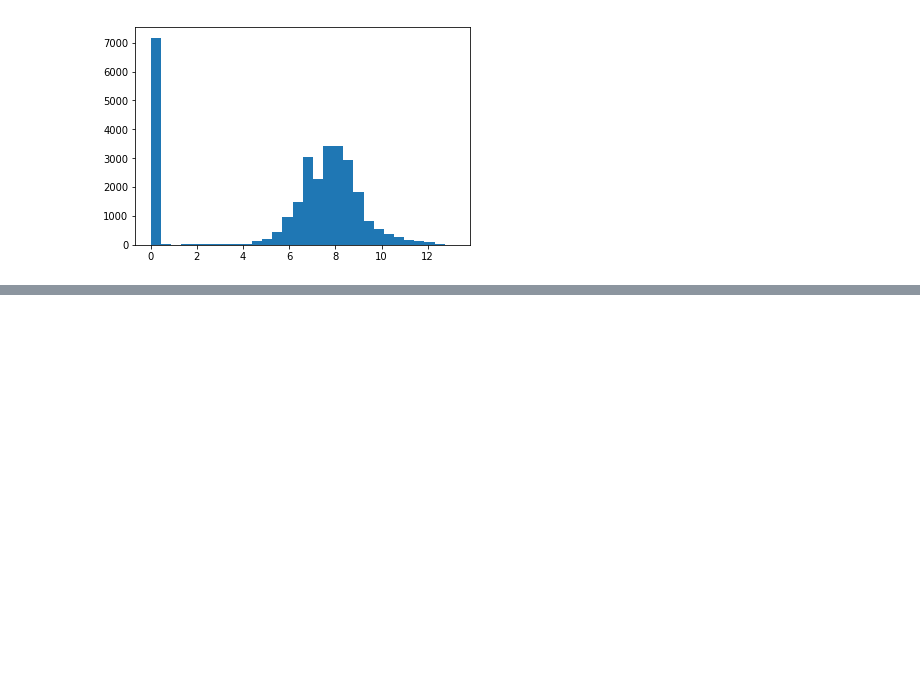
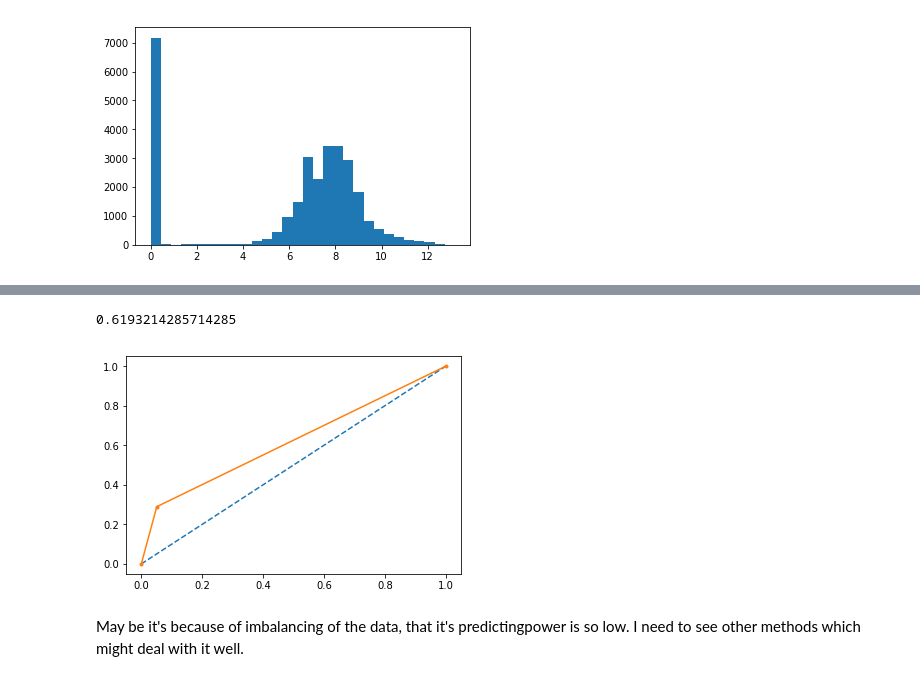
Before and after one commit to vaishalibh20/Data-Science-Portfolio, a Jupyter notebook: Untitled.ipynb, the cells around one changed output, grey strips where cells are left out. Saved outputs shown, nothing was run; the diff lists cells and outputs as text; code cells hidden in the pictures; blank space fills up the shorter version.

```diff
--- a/Untitled.ipynb
+++ b/Untitled.ipynb
@@ -1066,0 +1082,3 @@ plt.hist(np.log1p(df['PAY_AMT6']),bins=30)
+# %%
+X=df[['SEX', 'EDUCATION', 'MARRIAGE', 'AgeBin','bill 1 / limit bal', 'bill 2 / limit bal', 'bill 3 / limit bal',
+       'bill 4 / limit bal', 'bill 5 / limit bal', 'bill 6 / limit bal','PAY_1']]
@@ -1066,0 +1140,12 @@ plt.hist(np.log1p(df['PAY_AMT6']),bins=30)
+# %%
+auc1 = roc_auc_score(y_test, y_pred)
+print(auc1)
+fpr, tpr, thresholds = roc_curve(y_test,y_pred)
+plt.plot([0, 1], [0, 1], linestyle='--')
+plt.plot(fpr, tpr, marker='.')
+plt.show()
+# %% [output]
+0.6193214285714285
+[figure, added]
+# %% [markdown]
+May be it's because of imbalancing of the data, that it's predictingpower is so low. I need to see other methods which might deal with it well.
```
Also changed, not shown: parts of 29 cells of this notebook.
